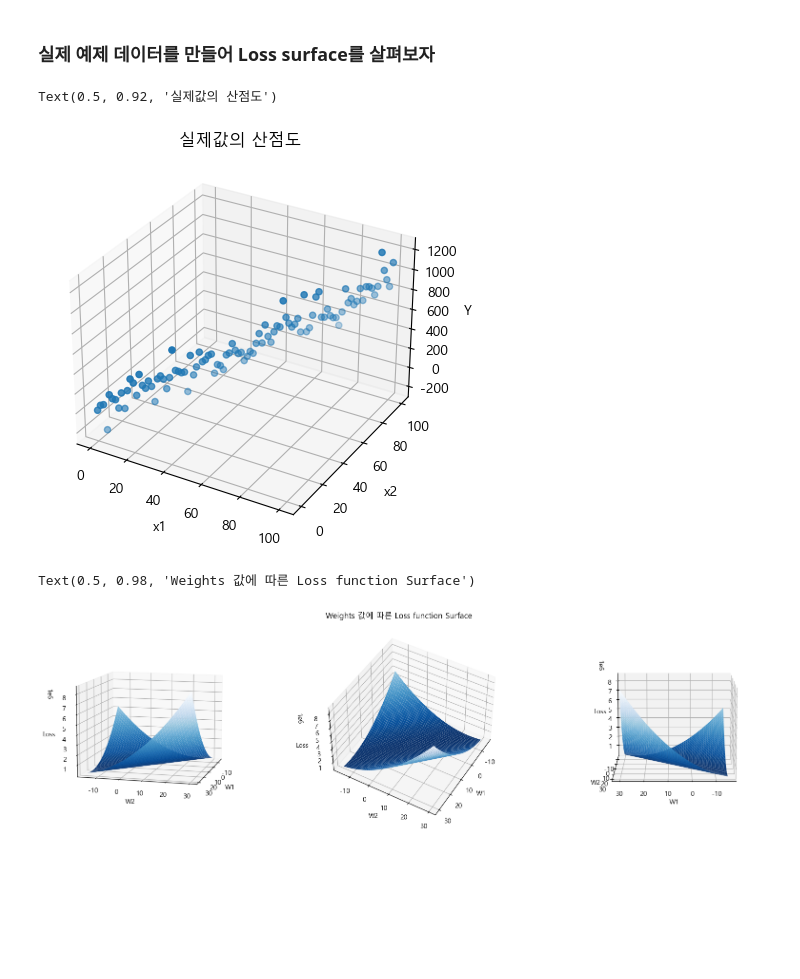
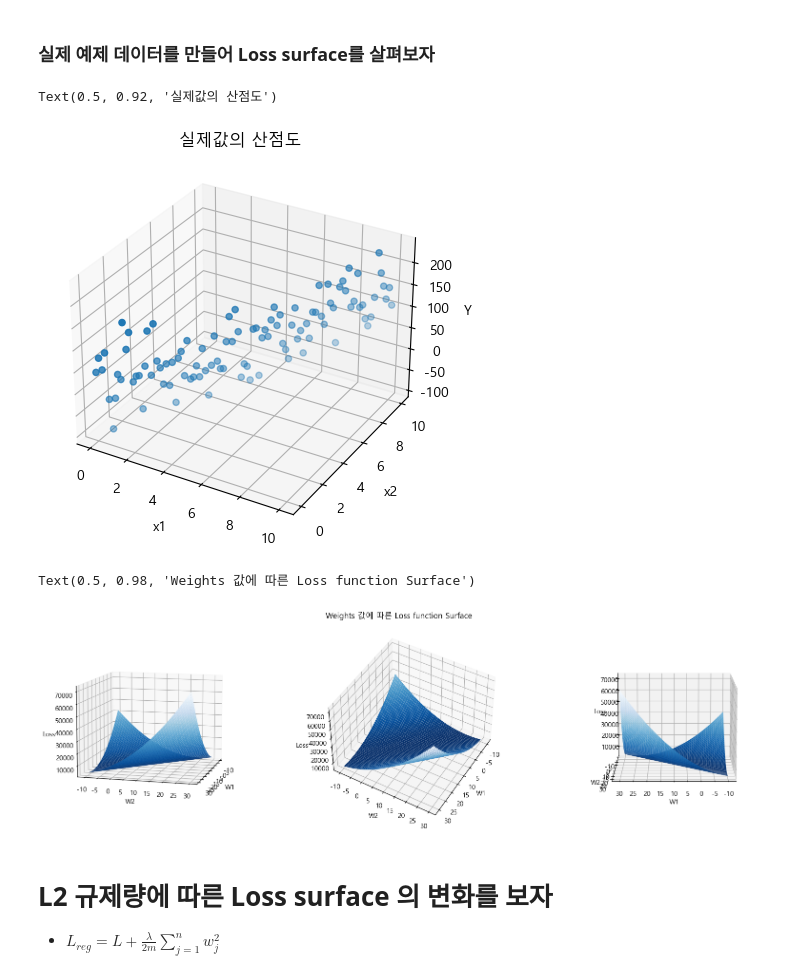
Before and after one commit to yonghyeun/Deep-learning, a Jupyter notebook: 4. Loss surface 로 보는 L2 규제.ipynb, the cells around one changed output. Saved outputs shown, nothing was run; the diff lists cells and outputs as text; code cells hidden in the pictures; blank space fills up the shorter version.

Commit message:
Loss Surface로 보는 L2 규제

```diff
--- a/4. Loss surface 로 보는 L2 규제.ipynb
+++ b/4. Loss surface 로 보는 L2 규제.ipynb
@@ -17,14 +17,16 @@ plt.rcParams['axes.unicode_minus'] = False
 # %% [markdown]
 ### 실제 예제 데이터를 만들어 Loss surface를 살펴보자
 # %%
-x1 = np.linspace(0,100,100).reshape(-1,1)
-x2 = np.linspace(0,100,100).reshape(-1,1)
+x1 = np.linspace(0,10,100).reshape(-1,1)
+x2 = np.linspace(0,10,100).reshape(-1,1)
 
-error = (np.random.randn(100) * 100).reshape(-1,1)
+X = np.array([x1,x2])
 
-weights = np.array([5.4,3.9]).reshape(-1,1)
+error = (np.random.randn(100) * 50).reshape(-1,1)
 
-Y = x1*weights[0] + x2*weights[1] + error # 가중치가  두 개인 예제 회귀 모형 생성
+weights = np.array([5.2,7.5]).reshape(-1,1)
+
+Y = X[0]*weights[0] + X[1]*weights[1] + error # 가중치가  두 개인 예제 회귀 모형 생성
 Y = Y.reshape(-1,1)
 # %%
 def make_3dplot(x,y,z):
@@ -43,11 +45,11 @@ def make_3dplot(x,y,z):
 
     return ax
 # %%
-ax = make_3dplot(x1,x2,Y)
+ax = make_3dplot(X[0],X[1],Y)
 ax.set_title('실제값의 산점도')
 # %% [output]
 Text(0.5, 0.92, '실제값의 산점도')
-[figure, old version]
+[figure, new version]
 # %%
 def loss_function(y,predicted):
 
@@ -102,9 +103,13 @@ def make_3d_surface(x,y,z):
 
     return fig,ax
 # %%
-fig , ax = make_3d_surface(w1_list,w2_list,losses)
+fig , ax = make_3d_surface(w1_list,w2_list,losses,'Blues_r')
 
 fig.suptitle('Weights 값에 따른 Loss function Surface')
 # %% [output]
 Text(0.5, 0.98, 'Weights 값에 따른 Loss function Surface')
-[figure, old version]
+[figure, new version]
+# %% [markdown]
+# L2 규제량에 따른 Loss surface 의 변화를 보자
+
+* $L_{reg} = L + \frac{\lambda}{2m}\sum_{j=1}^{n}{w_j^2}$
```
Also changed, not shown: parts of 7 cells of this notebook.
